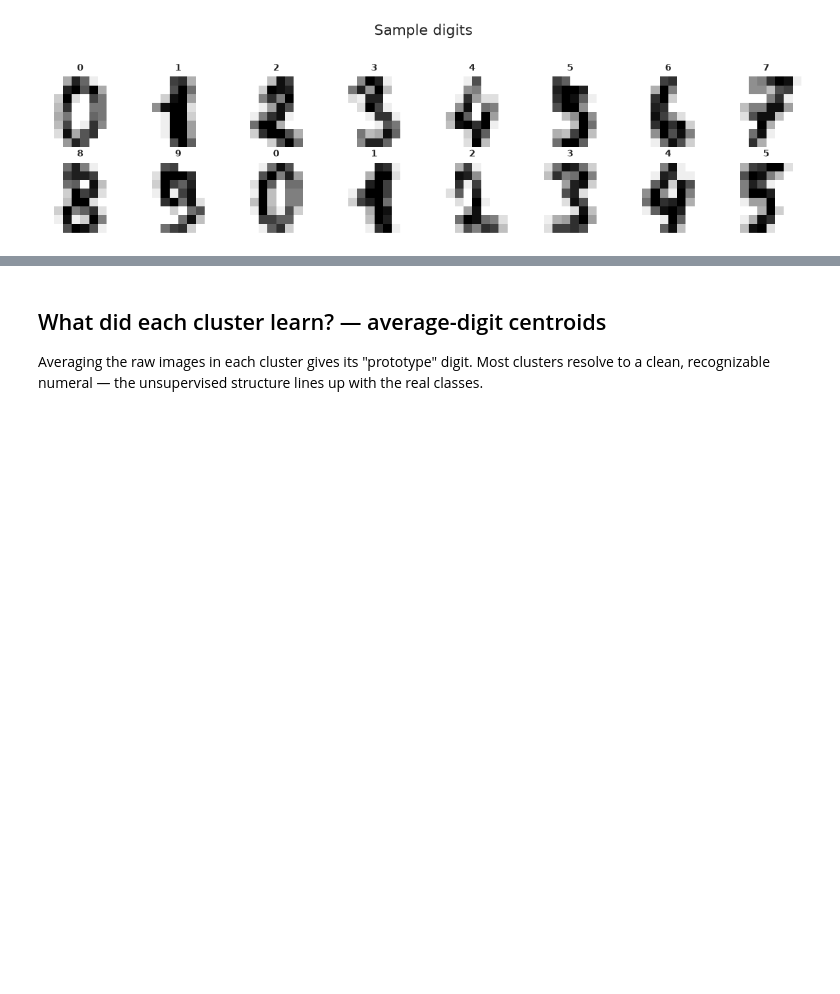
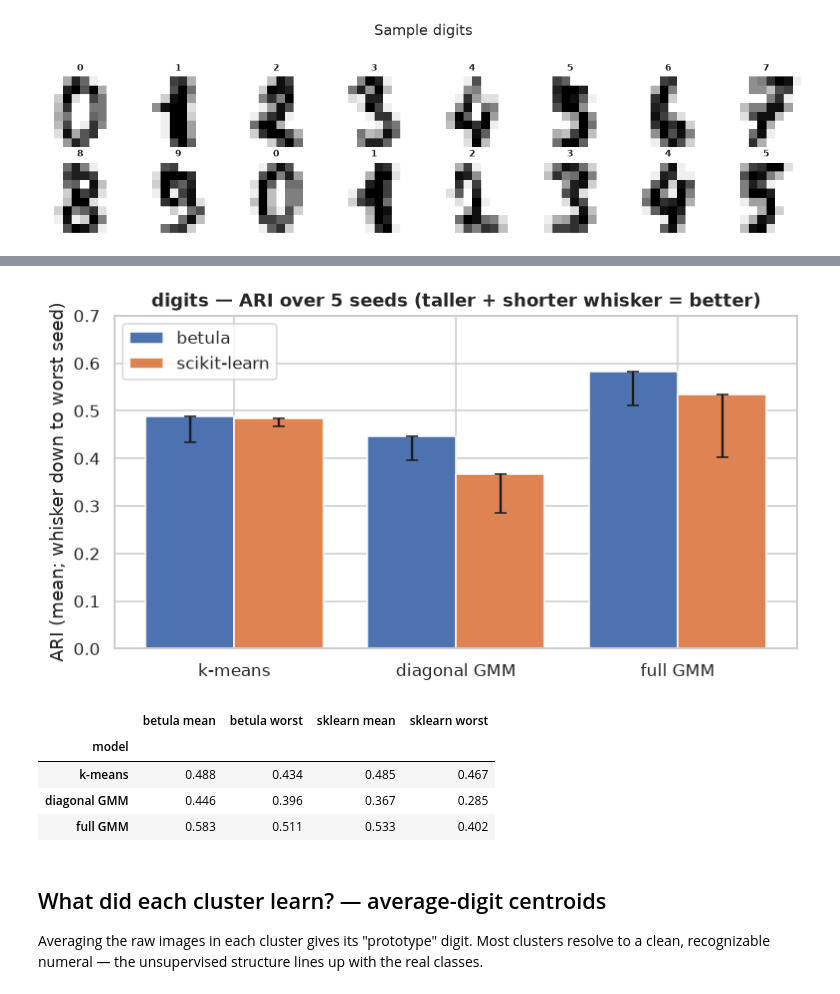
Before and after one commit to ilgrad/betula-cluster, a Jupyter notebook: examples/usecases/usecase_05_real_data_clustering.ipynb, the cells around one changed output, grey strips where cells are left out. Drawn from its saved outputs; the diff is of its cells as text; code cells hidden in the pictures; blank space fills up the shorter version.

```diff
--- a/examples/usecases/usecase_05_real_data_clustering.ipynb
+++ b/examples/usecases/usecase_05_real_data_clustering.ipynb
@@ -52,11 +47,0 @@ Real data is imperfect: digits like 1/8/9 overlap, so no method reaches ARI 1. T
-# %%
-labels = np.asarray(betula_cluster.fit_predict(X, 10, feature="spherical", method="kmeans", threshold=0.0, max_leaves=2000, seed=0))
-labels_full = np.asarray(betula_cluster.fit_predict(X, 10, feature="full", method="gmm-full", threshold=0.0, max_leaves=2000, seed=0))
-sk = KMeans(10, n_init=10, random_state=0).fit_predict(X)
-pd.DataFrame(
-    {
-        "method": ["betula-kmeans", "betula-gmm-full", "sklearn-kmeans"],
-        "ARI": [adjusted_rand_score(y, labels), adjusted_rand_score(y, labels_full), adjusted_rand_score(y, sk)],
-        "AMI": [adjusted_mutual_info_score(y, labels), adjusted_mutual_info_score(y, labels_full), adjusted_mutual_info_score(y, sk)],
-    }
-).round(3)
@@ -68,3 +58,48 @@ pd.DataFrame(
+# %%
+seeds = range(5)
+
+
+def bet(seed, feat, meth):
+    return np.asarray(
+        betula_cluster.fit_predict(X, 10, feature=feat, method=meth, threshold=0.0, max_leaves=2000, seed=seed)
+    )
+
+
+specs = [
+    ("k-means", lambda s: bet(s, "spherical", "kmeans"), lambda s: KMeans(10, n_init=10, random_state=s).fit_predict(X)),
+    ("diagonal GMM", lambda s: bet(s, "diagonal", "gmm"), lambda s: GaussianMixture(10, covariance_type="diag", random_state=s).fit_predict(X)),
+    ("full GMM", lambda s: bet(s, "full", "gmm-full"), lambda s: GaussianMixture(10, covariance_type="full", random_state=s).fit_predict(X)),
+]
+rows = []
+for name, bfn, sfn in specs:
+    ba = [adjusted_rand_score(y, bfn(s)) for s in seeds]
+    sa = [adjusted_rand_score(y, sfn(s)) for s in seeds]
+    rows.append(
+        {"model": name, "betula mean": np.mean(ba), "betula worst": np.min(ba), "sklearn mean": np.mean(sa), "sklearn worst": np.min(sa)}
+    )
+cmp = pd.DataFrame(rows).set_index("model")
+
+fig, ax = plt.subplots(figsize=(7.2, 3.9))
+xs = np.arange(len(cmp))
+c0, c1 = sns.color_palette("deep")[0], sns.color_palette("deep")[1]
+ax.bar(xs - 0.2, cmp["betula mean"], 0.4, yerr=[cmp["betula mean"] - cmp["betula worst"], np.zeros(len(cmp))], capsize=4, label="betula", color=c0)
+ax.bar(xs + 0.2, cmp["sklearn mean"], 0.4, yerr=[cmp["sklearn mean"] - cmp["sklearn worst"], np.zeros(len(cmp))], capsize=4, label="scikit-learn", color=c1)
+ax.set(xticks=xs, ylabel="ARI (mean; whisker down to worst seed)", ylim=(0, 0.7), title="digits — ARI over 5 seeds (taller + shorter whisker = better)")
+ax.set_xticklabels(cmp.index)
+ax.legend()
+fig.tight_layout()
+plt.show()
+
+# the single betula fit we inspect below (centroids / exemplars / coreset)
+labels = np.asarray(bet(0, "spherical", "kmeans"))
+cmp.round(3)
+# %% [output]
+[figure, added]
+|  | betula mean | betula worst | sklearn mean | sklearn worst |
+| model |  |  |  |  |
+| k-means | 0.488 | 0.434 | 0.485 | 0.467 |
+| diagonal GMM | 0.446 | 0.396 | 0.367 | 0.285 |
+| full GMM | 0.583 | 0.511 | 0.533 | 0.402 |
 # %% [markdown]
 ## What did each cluster learn? — average-digit centroids
 
```
Also changed, not shown: parts of 7 cells of this notebook, 4 other files.
